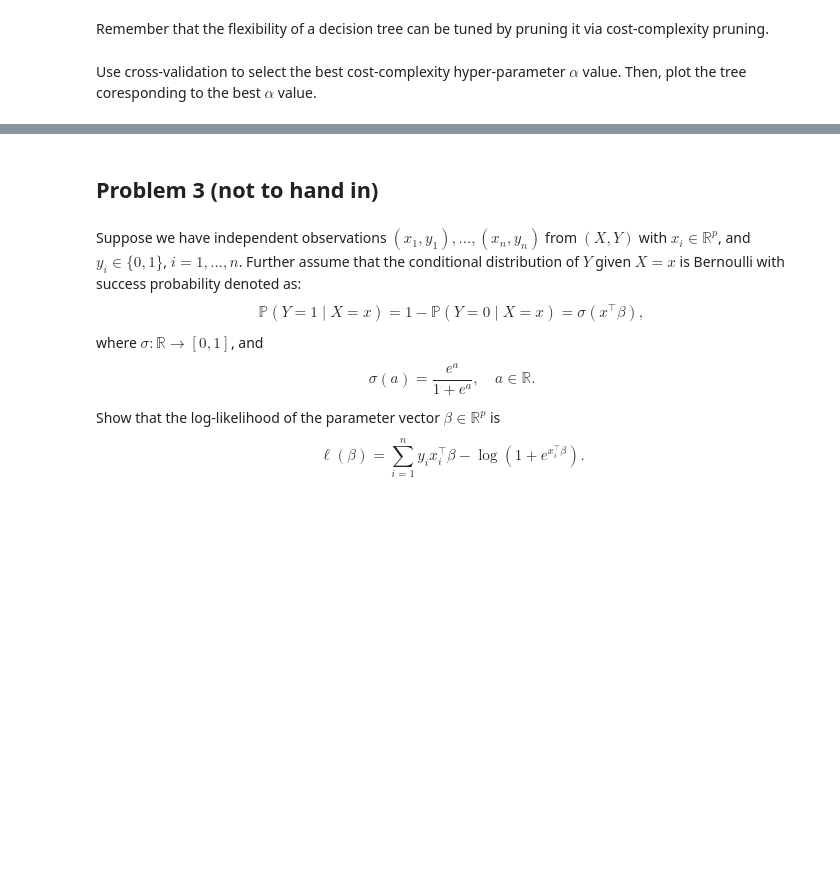
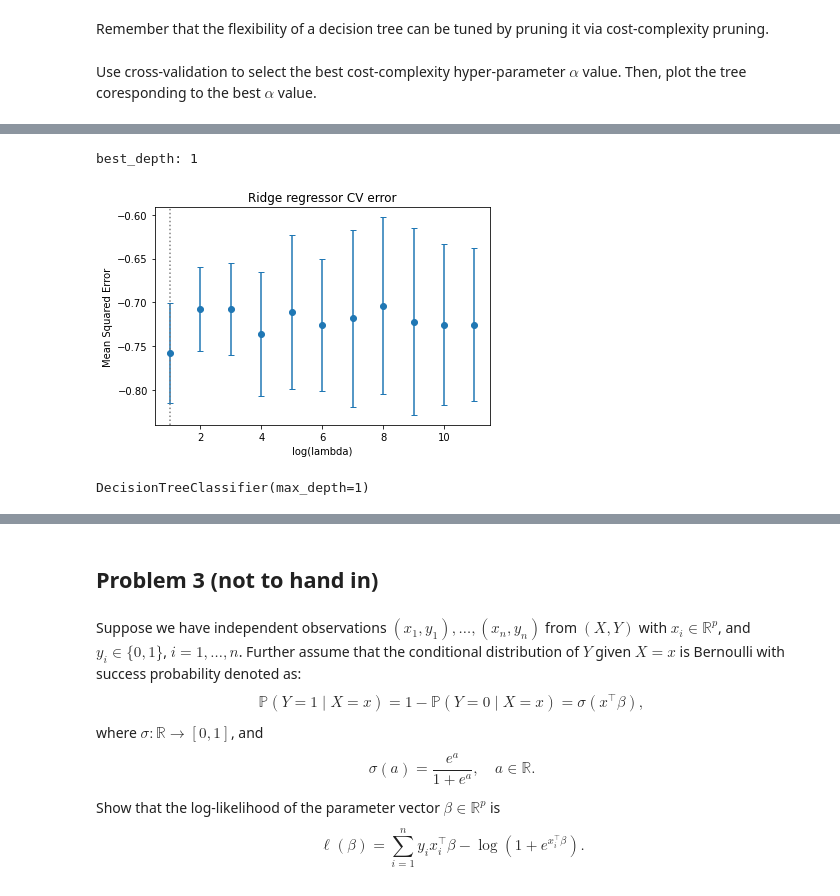
Before and after one commit to victorsamueldaniel/ML, a Jupyter notebook: week_6/Exercise_06_vic.ipynb, the cells around one changed output, grey strips where cells are left out. Saved outputs shown, nothing was run; the diff lists cells and outputs as text; code cells hidden in the pictures; blank space fills up the shorter version.

```diff
--- a/week_6/Exercise_06_vic.ipynb
+++ b/week_6/Exercise_06_vic.ipynb
@@ -135,3 +220,8 @@ print("Test accuracy:", ??)
 Remember that the flexibility of a decision tree can be tuned by pruning it via cost-complexity pruning.
 # %% [markdown]
 Use cross-validation to select the best cost-complexity hyper-parameter $\alpha$ value. Then, plot the tree coresponding to the best $\alpha$ value.
+# %%
+depths = [1,2,3,4,5,6,7,8,9,10,11]
+Tree_para = {'criterion' : ['gini'] , 'max_depth': depths}
+Tree_cv=GridSearchCV(Tree, Tree_para, cv=10)
+Tree_cv.fit(X_train,y_train)
@@ -138,2 +247,28 @@ Use cross-validation to select the best cost-complexity hyper-parameter $\alpha$
+# %%
+mean_scores = -Tree_cv.cv_results_["mean_test_score"]
+std_scores = Tree_cv.cv_results_["std_test_score"]
+# alphas = np.array([k for k in Tree_cv.cv_results_["max_dep"].data])
+
+best_index = np.argmin(mean_scores) # index of the alpha with the lowest MSE estimate
+best_depth_gini = depths[best_index]
+print("best_depth:", best_depth_gini)
+# %% [output]
+best_depth: 1
+# %%
+plt.errorbar(x = depths, y = mean_scores, yerr = std_scores, fmt='o', capsize=3)
+
+plt.axvline(best_depth_gini, ls='dotted', color="grey")#vertical line at the k yielding minimum CV MSE
+
+plt.title("Ridge regressor CV error")
+plt.xlabel('log(lambda)')
+plt.ylabel('Mean Squared Error')
+plt.show()
+# %% [output]
+[figure, added]
+# %%
+best_Tree = DecisionTreeClassifier(max_depth=1)
+best_Tree.fit(X_train,y_train)
+# %% [output]
+DecisionTreeClassifier(max_depth=1)
 # %%
 plt.figure(figsize=(10,9))
```
Also changed, not shown: parts of 23 cells of this notebook.
